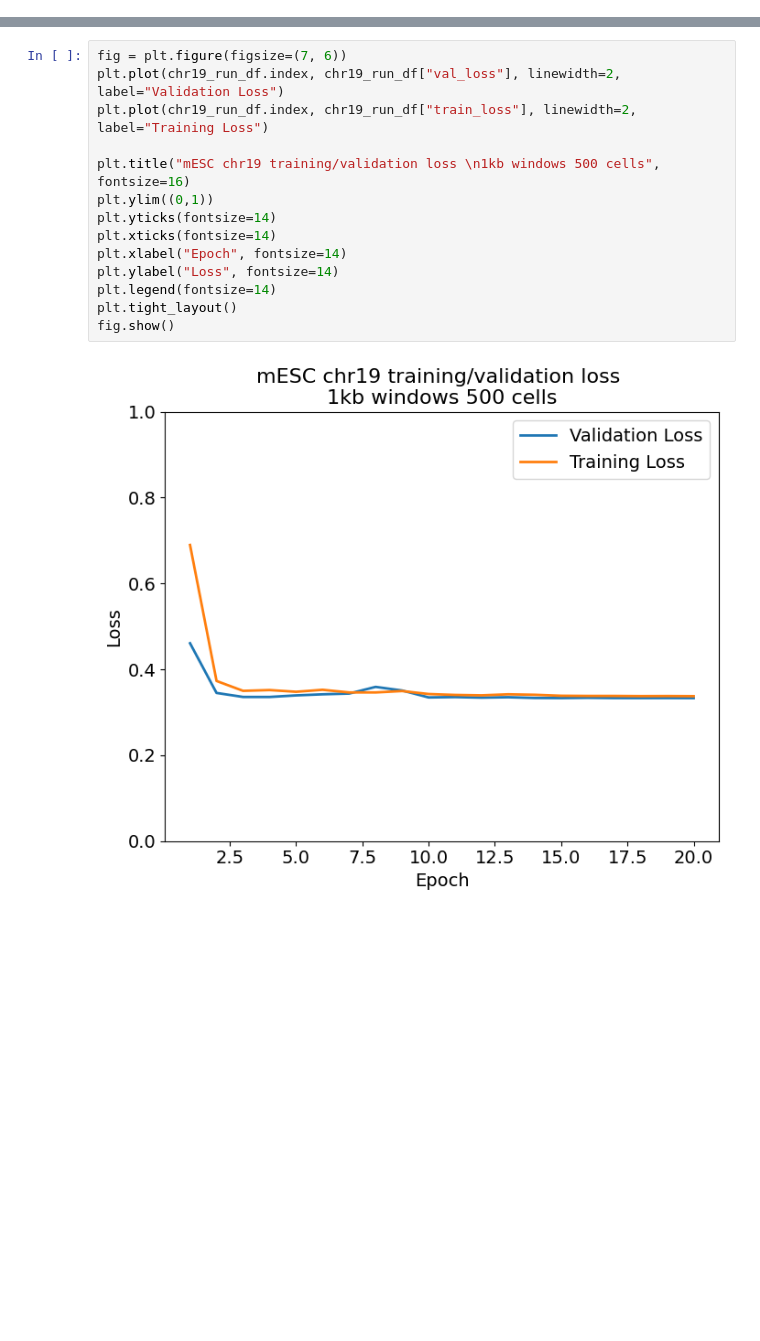
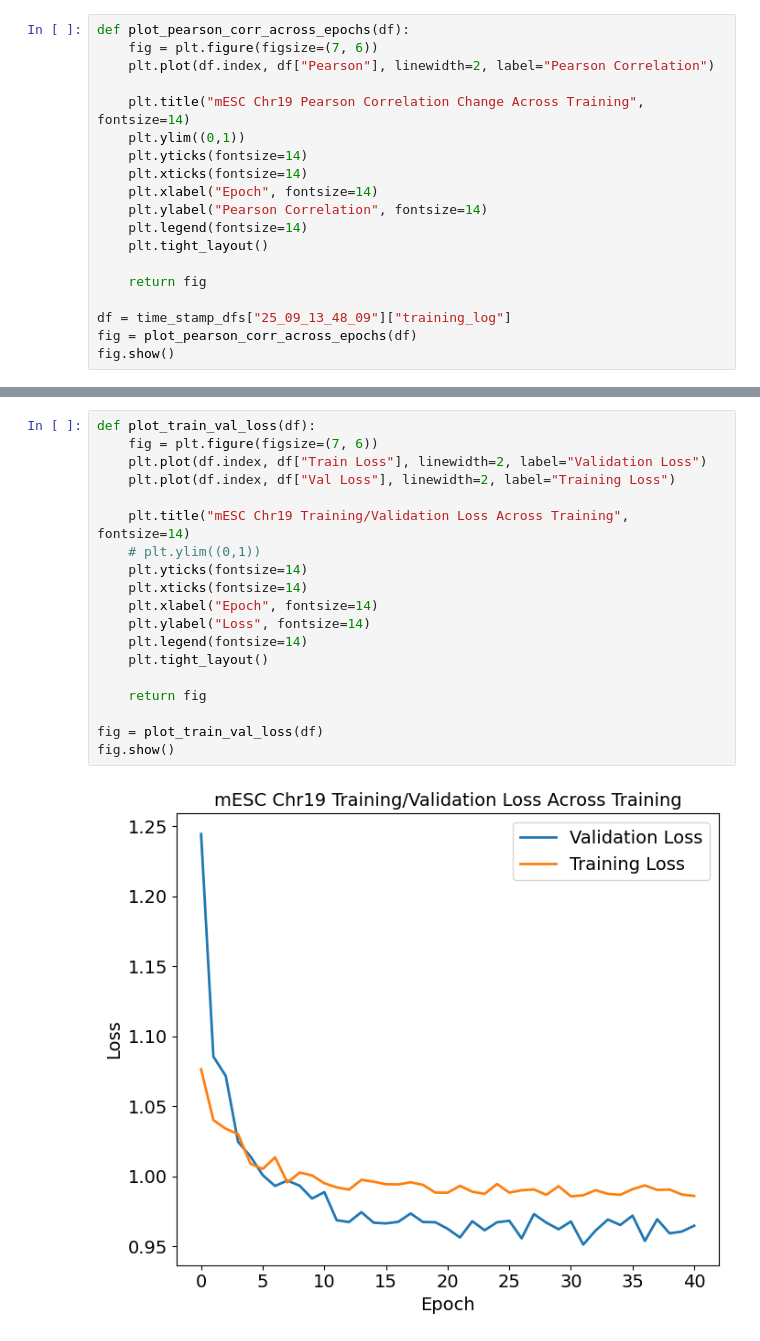
Before and after one commit to emoeller80281/Custom_GRN_Inference, a Jupyter notebook: dev/testing_scripts/transformer_plotting.ipynb, the cells around one changed output, grey strips where cells are left out. Saved outputs shown, nothing was run; the diff lists cells and outputs as text; blank space fills up the shorter version.

```diff
--- a/dev/testing_scripts/transformer_plotting.ipynb
+++ b/dev/testing_scripts/transformer_plotting.ipynb
@@ -33,0 +33,19 @@ chr19_run_df.head()
+# %%
+def plot_pearson_corr_across_epochs(df):
+    fig = plt.figure(figsize=(7, 6))
+    plt.plot(df.index, df["Pearson"], linewidth=2, label="Pearson Correlation")
+
+    plt.title("mESC Chr19 Pearson Correlation Change Across Training", fontsize=14)
+    plt.ylim((0,1))
+    plt.yticks(fontsize=14)
+    plt.xticks(fontsize=14)
+    plt.xlabel("Epoch", fontsize=14)
+    plt.ylabel("Pearson Correlation", fontsize=14)
+    plt.legend(fontsize=14)
+    plt.tight_layout()
+
+    return fig
+
+df = time_stamp_dfs["25_09_13_48_09"]["training_log"]
+fig = plot_pearson_corr_across_epochs(df)
+fig.show()
@@ -34,16 +54,21 @@ chr19_run_df.head()
 # %%
-fig = plt.figure(figsize=(7, 6))
-plt.plot(chr19_run_df.index, chr19_run_df["val_loss"], linewidth=2, label="Validation Loss")
-plt.plot(chr19_run_df.index, chr19_run_df["train_loss"], linewidth=2, label="Training Loss")
+def plot_train_val_loss(df):
+    fig = plt.figure(figsize=(7, 6))
+    plt.plot(df.index, df["Train Loss"], linewidth=2, label="Validation Loss")
+    plt.plot(df.index, df["Val Loss"], linewidth=2, label="Training Loss")
 
-plt.title("mESC chr19 training/validation loss \n1kb windows 500 cells", fontsize=16)
-plt.ylim((0,1))
-plt.yticks(fontsize=14)
-plt.xticks(fontsize=14)
-plt.xlabel("Epoch", fontsize=14)
-plt.ylabel("Loss", fontsize=14)
-plt.legend(fontsize=14)
-plt.tight_layout()
+    plt.title("mESC Chr19 Training/Validation Loss Across Training", fontsize=14)
+    # plt.ylim((0,1))
+    plt.yticks(fontsize=14)
+    plt.xticks(fontsize=14)
+    plt.xlabel("Epoch", fontsize=14)
+    plt.ylabel("Loss", fontsize=14)
+    plt.legend(fontsize=14)
+    plt.tight_layout()
+
+    return fig
+
+fig = plot_train_val_loss(df)
 fig.show()
 # %% [output]
-[figure, old version]
+[figure, new version]
```
Also changed, not shown: parts of 3 cells of this notebook, 5 other files.
